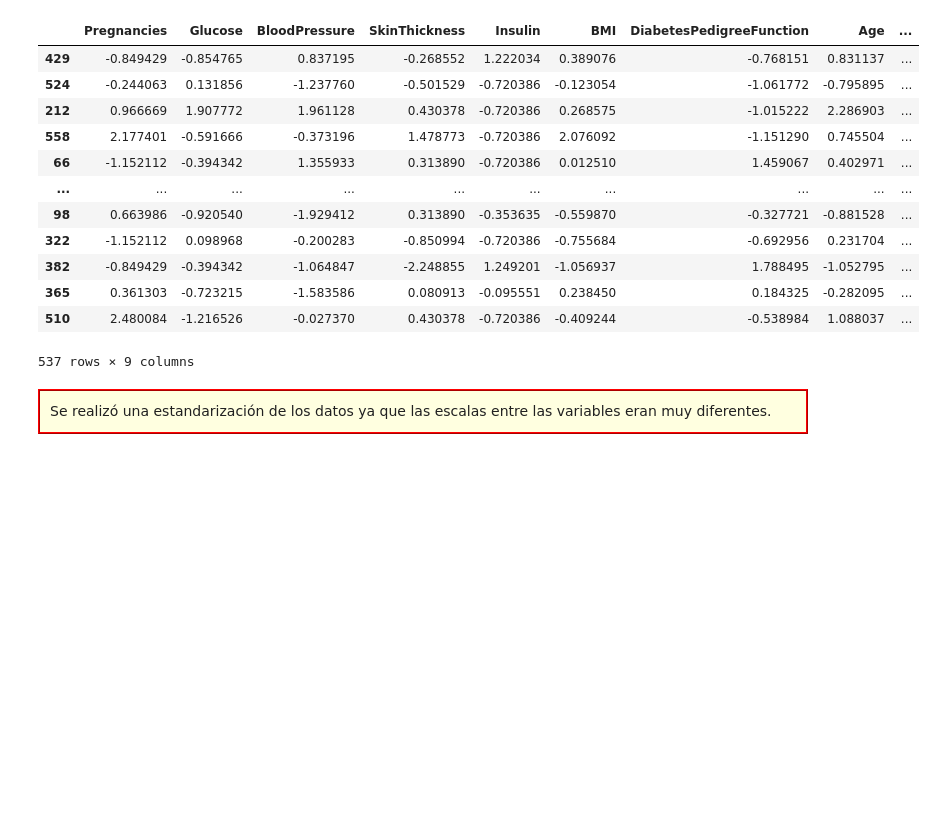
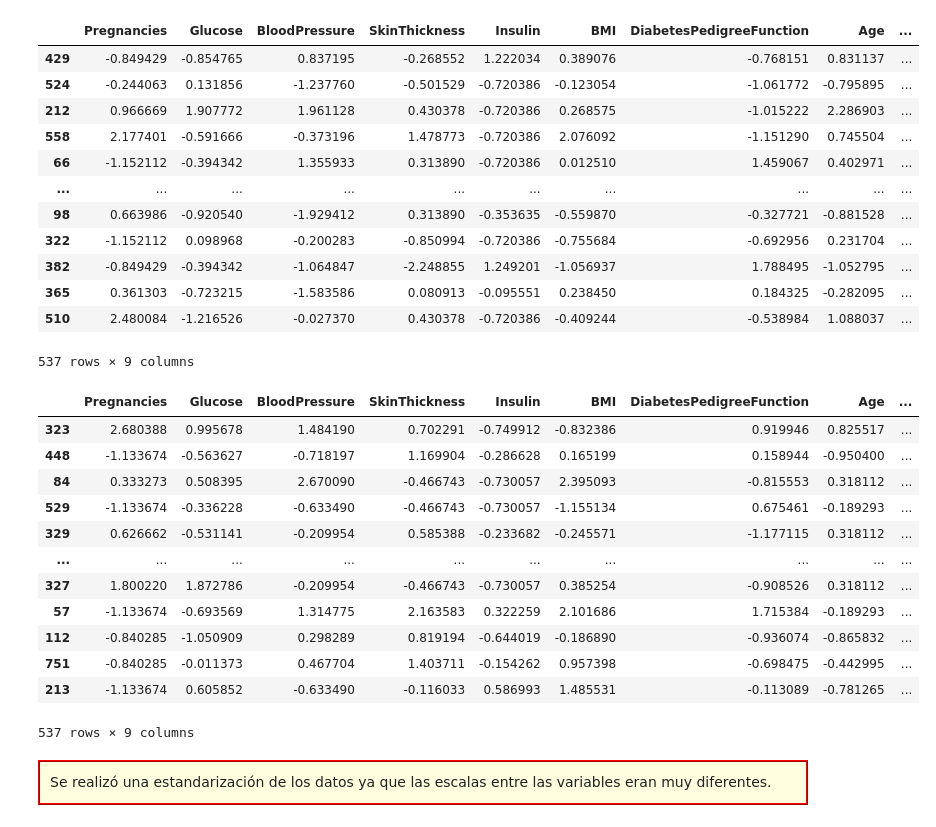
Before and after one commit to davidagapitoq/data_science_for_business_2023, a Jupyter notebook: Supervised_models/KNN/Diabetes_prediction.ipynb, the cells around one changed output. Drawn from its saved outputs; the diff is of its cells as text; code cells hidden in the pictures; blank space fills up the shorter version.

```diff
--- a/Supervised_models/KNN/Diabetes_prediction.ipynb
+++ b/Supervised_models/KNN/Diabetes_prediction.ipynb
@@ -420,6 +455,22 @@ train
 | 365 | 0.361303 | -0.723215 | -1.583586 | 0.080913 | -0.095551 | 0.238450 | 0.184325 | -0.282095 | ... |
 | 510 | 2.480084 | -1.216526 | -0.027370 | 0.430378 | -0.720386 | -0.409244 | -0.538984 | 1.088037 | ... |
 537 rows × 9 columns
+# %%
+train_s
+# %% [output]
+|  | Pregnancies | Glucose | BloodPressure | SkinThickness | Insulin | BMI | DiabetesPedigreeFunction | Age | ... |
+| 323 | 2.680388 | 0.995678 | 1.484190 | 0.702291 | -0.749912 | -0.832386 | 0.919946 | 0.825517 | ... |
+| 448 | -1.133674 | -0.563627 | -0.718197 | 1.169904 | -0.286628 | 0.165199 | 0.158944 | -0.950400 | ... |
+| 84 | 0.333273 | 0.508395 | 2.670090 | -0.466743 | -0.730057 | 2.395093 | -0.815553 | 0.318112 | ... |
+| 529 | -1.133674 | -0.336228 | -0.633490 | -0.466743 | -0.730057 | -1.155134 | 0.675461 | -0.189293 | ... |
+| 329 | 0.626662 | -0.531141 | -0.209954 | 0.585388 | -0.233682 | -0.245571 | -1.177115 | 0.318112 | ... |
+| ... | ... | ... | ... | ... | ... | ... | ... | ... | ... |
+| 327 | 1.800220 | 1.872786 | -0.209954 | -0.466743 | -0.730057 | 0.385254 | -0.908526 | 0.318112 | ... |
+| 57 | -1.133674 | -0.693569 | 1.314775 | 2.163583 | 0.322259 | 2.101686 | 1.715384 | -0.189293 | ... |
+| 112 | -0.840285 | -1.050909 | 0.298289 | 0.819194 | -0.644019 | -0.186890 | -0.936074 | -0.865832 | ... |
+| 751 | -0.840285 | -0.011373 | 0.467704 | 1.403711 | -0.154262 | 0.957398 | -0.698475 | -0.442995 | ... |
+| 213 | -1.133674 | 0.605852 | -0.633490 | -0.116033 | 0.586993 | 1.485531 | -0.113089 | -0.781265 | ... |
+537 rows × 9 columns
 # %% [markdown]
 <div class="comment" style="background-color: rgb(255, 255, 224); padding: 10px; border: 2px ridge red;">
 Se realizó una estandarización de los datos ya que las escalas entre las variables eran muy diferentes.
```
Also changed, not shown: parts of 25 cells of this notebook.
